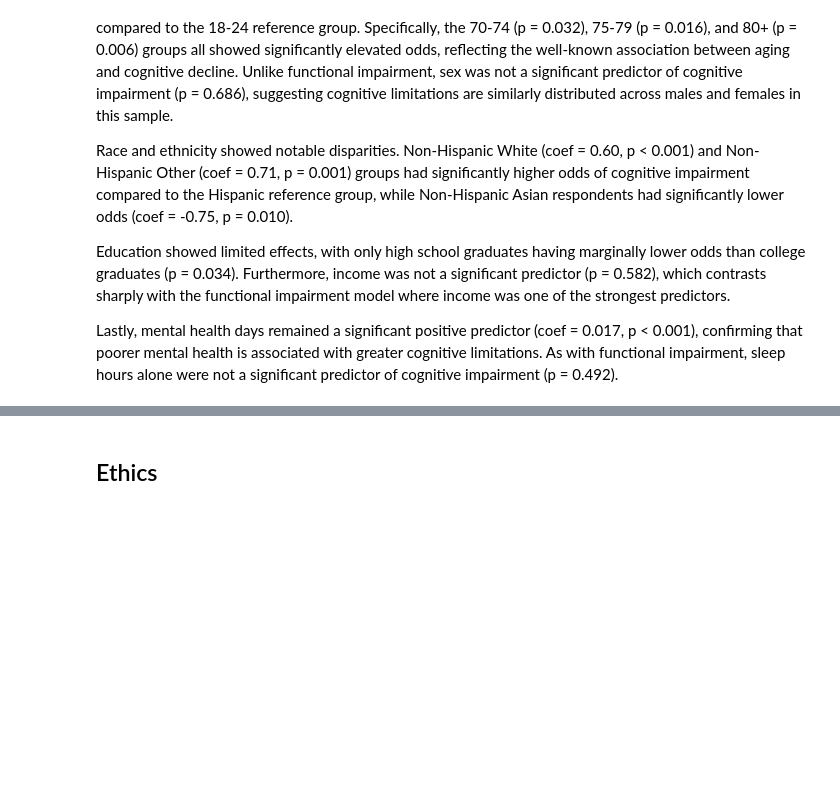
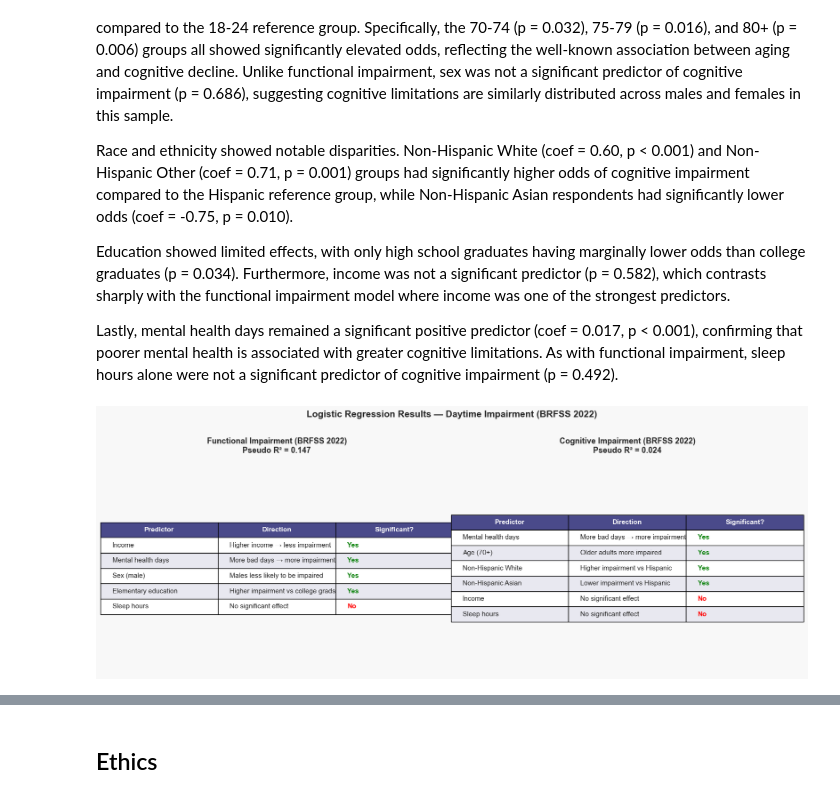
Before and after one commit to COGS108/Group150_WI26, a Jupyter notebook: 03-FinalProject.ipynb, the cells around one changed output, grey strips where cells are left out. Saved outputs shown, nothing was run; the diff lists cells and outputs as text; code cells hidden in the pictures; blank space fills up the shorter version.

Commit message:
Added a summary table for regressions

```diff
--- a/03-FinalProject.ipynb
+++ b/03-FinalProject.ipynb
@@ -1219,3 +1219,90 @@ Race and ethnicity showed notable disparities. Non-Hispanic White (coef = 0.60,
 Education showed limited effects, with only high school graduates having marginally lower odds than college graduates (p = 0.034). Furthermore, income was not a significant predictor (p = 0.582), which contrasts sharply with the functional impairment model where income was one of the strongest predictors.
 
 Lastly, mental health days remained a significant positive predictor (coef = 0.017, p < 0.001), confirming that poorer mental health is associated with greater cognitive limitations. As with functional impairment, sleep hours alone were not a significant predictor of cognitive impairment (p = 0.492).
+# %%
+fig, axes = plt.subplots(1, 2, figsize=(16, 6))
+fig.patch.set_facecolor('#f8f8f8')
+
+# Functional Impairment Table
+func_data = [
+    ["Income", "Higher income → less impairment", "Yes"],
+    ["Mental health days", "More bad days → more impairment", "Yes"],
+    ["Sex (male)", "Males less likely to be impaired", "Yes"],
+    ["Elementary education", "Higher impairment vs college grads", "Yes"],
+    ["Sleep hours", "No significant effect", "No"],
+]
+
+func_cols = ["Predictor", "Direction", "Significant?"]
+
+ax = axes[0]
+ax.axis('off')
+ax.set_title("Functional Impairment (BRFSS 2022)\nPseudo R² = 0.147",
+             fontsize=13, fontweight='bold', pad=15)
+
+table = ax.table(cellText=func_data, colLabels=func_cols,
+                 loc='center', cellLoc='left')
+table.auto_set_font_size(False)
+table.set_fontsize(11)
+table.scale(1.2, 2.0)
+
+for j in range(3):
+    table[0, j].set_facecolor('#4a4a8a')
+    table[0, j].set_text_props(color='white', fontweight='bold')
+
+for i in range(1, len(func_data) + 1):
+    for j in range(3):
+        if i % 2 == 0:
+            table[i, j].set_facecolor('#e8e8f0')
+        else:
+            table[i, j].set_facecolor('white')
+    cell = table[i, 2]
+    if func_data[i-1][2] == "Yes":
+        cell.set_text_props(color='green', fontweight='bold')
+    else:
+        cell.set_text_props(color='red', fontweight='bold')
+
+# Cognitive Impairment Table
+cog_data = [
+    ["Mental health days", "More bad days → more impairment", "Yes"],
+    ["Age (70+)", "Older adults more impaired", "Yes"],
+    ["Non-Hispanic White", "Higher impairment vs Hispanic", "Yes"],
+    ["Non-Hispanic Asian", "Lower impairment vs Hispanic", "Yes"],
+    ["Income", "No significant effect", "No"],
+    ["Sleep hours", "No significant effect", "No"],
+]
+
+cog_cols = ["Predictor", "Direction", "Significant?"]
+
+ax2 = axes[1]
+ax2.axis('off')
+ax2.set_title("Cognitive Impairment (BRFSS 2022)\nPseudo R² = 0.024",
+              fontsize=13, fontweight='bold', pad=15)
+
+table2 = ax2.table(cellText=cog_data, colLabels=cog_cols,
+                   loc='center', cellLoc='left')
+table2.auto_set_font_size(False)
+table2.set_fontsize(11)
+table2.scale(1.2, 2.0)
+
+for j in range(3):
+    table2[0, j].set_facecolor('#4a4a8a')
+    table2[0, j].set_text_props(color='white', fontweight='bold')
+
+for i in range(1, len(cog_data) + 1):
+    for j in range(3):
+        if i % 2 == 0:
+            table2[i, j].set_facecolor('#e8e8f0')
+        else:
+            table2[i, j].set_facecolor('white')
+    cell = table2[i, 2]
+    if cog_data[i-1][2] == "Yes":
+        cell.set_text_props(color='green', fontweight='bold')
+    else:
+        cell.set_text_props(color='red', fontweight='bold')
+
+plt.suptitle("Logistic Regression Results — Daytime Impairment (BRFSS 2022)",
+             fontsize=15, fontweight='bold', y=1.02)
+plt.tight_layout()
+plt.show()
+# %% [output]
+[figure, added]
```
Also changed, not shown: parts of 1 cell of this notebook.
